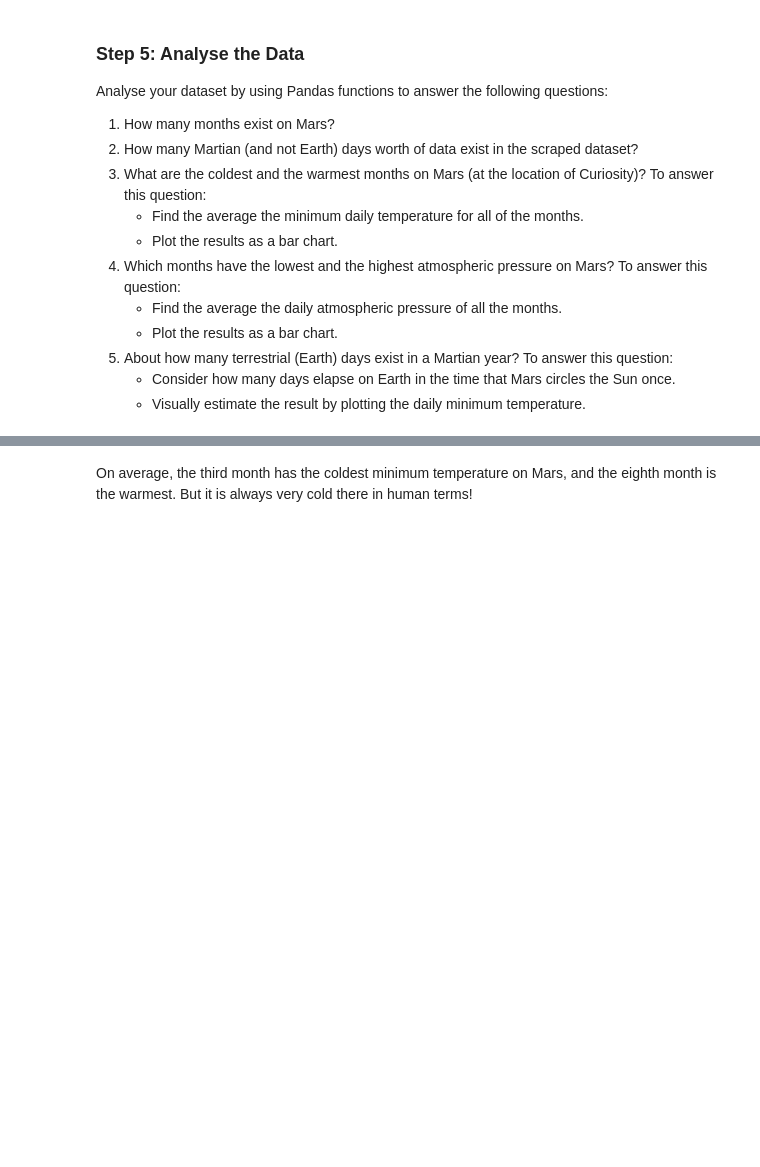
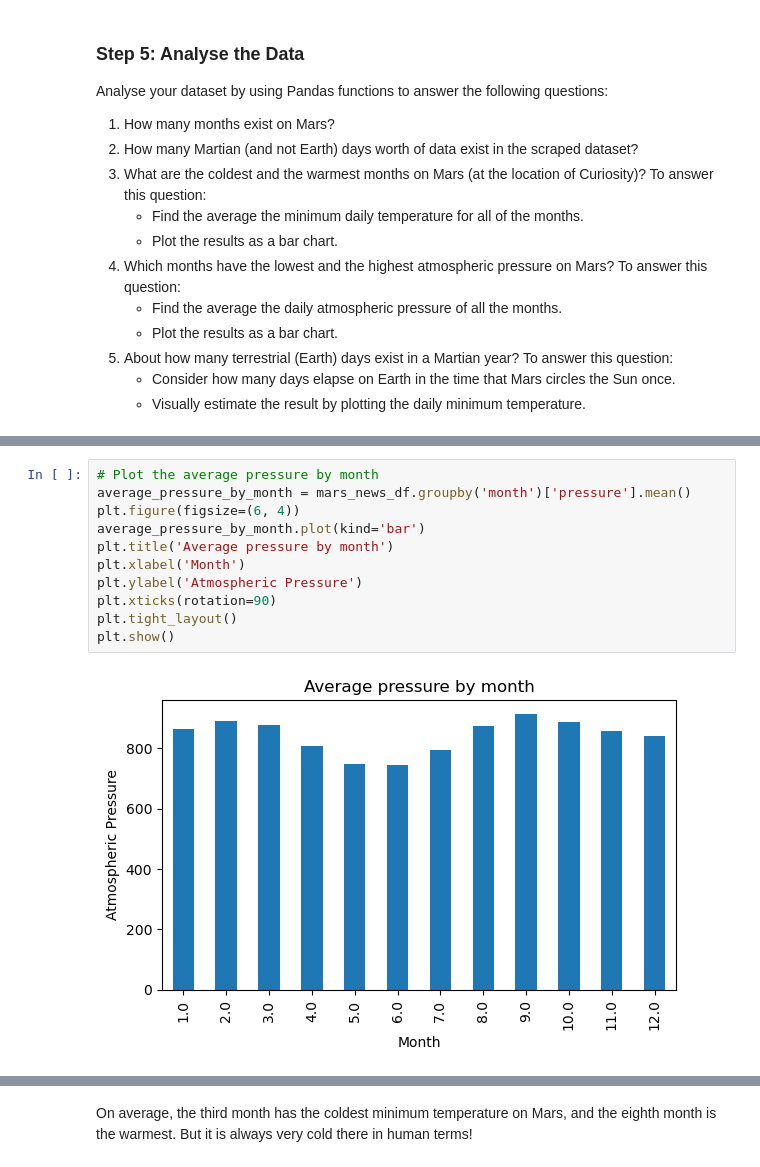
Before and after one commit to Dinna-ux/Data-Collection-Challenge, a Jupyter notebook: Starter_Code/part_2_mars_weather.ipynb, the cells around one changed output, grey strips where cells are left out. Saved outputs shown, nothing was run; the diff lists cells and outputs as text; blank space fills up the shorter version.

```diff
--- a/Starter_Code/part_2_mars_weather.ipynb
+++ b/Starter_Code/part_2_mars_weather.ipynb
@@ -248,0 +328,13 @@ Name: pressure, dtype: float64
+# %%
+# Plot the average pressure by month
+average_pressure_by_month = mars_news_df.groupby('month')['pressure'].mean()
+plt.figure(figsize=(6, 4))
+average_pressure_by_month.plot(kind='bar')
+plt.title('Average pressure by month')
+plt.xlabel('Month')
+plt.ylabel('Atmospheric Pressure')
+plt.xticks(rotation=90)
+plt.tight_layout()
+plt.show()
+# %% [output]
+[figure, added]
```
Also changed, not shown: parts of 22 cells of this notebook, 2 other files.
